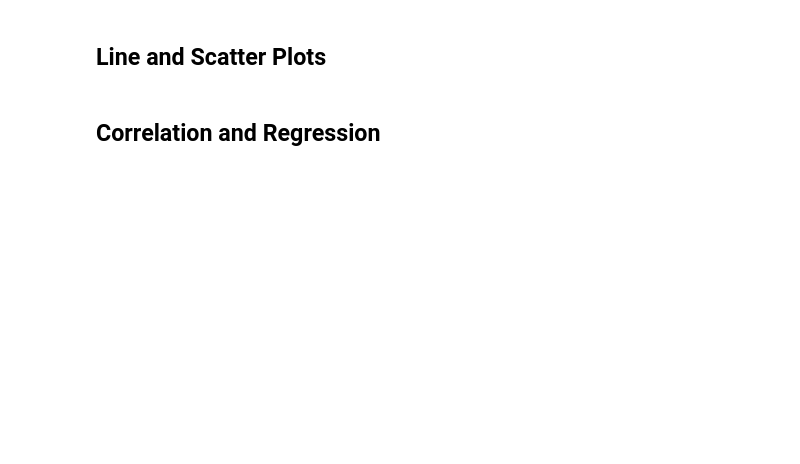
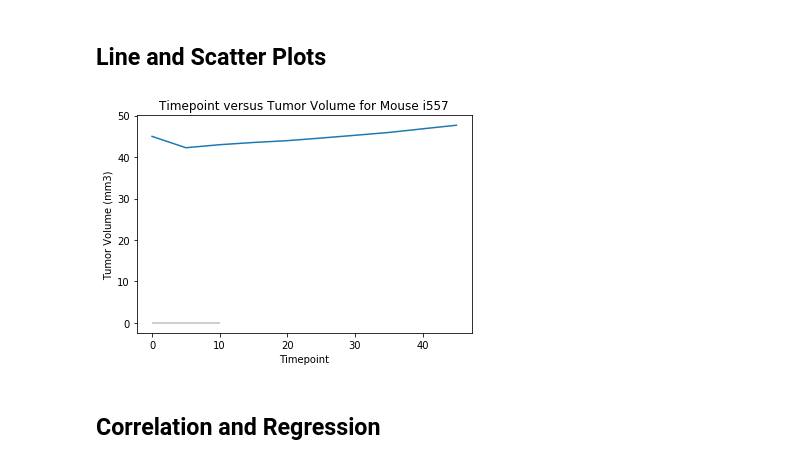
Before and after one commit to blt1339/matplotlib-challenge, a Jupyter notebook: Pymaceuticals/pymaceuticals.ipynb, the cells around one changed output. Saved outputs shown, nothing was run; the diff lists cells and outputs as text; code cells hidden in the pictures; blank space fills up the shorter version.

Commit message:
Add the timepint versus tumor volume for mouse i557
Add the timepint versus tumor volume for mouse i557.

```diff
--- a/Pymaceuticals/pymaceuticals.ipynb
+++ b/Pymaceuticals/pymaceuticals.ipynb
@@ -375,3 +373,18 @@ plt.show()
+# %%
+# Generate a line plot of time point versus tumor volume for a mouse treated with Capomulin
+chosen_mouse = 'i557'
+chosen_mouse_df = cleaned_combined_mouse_df.loc[cleaned_combined_mouse_df['Mouse ID'] == chosen_mouse]
+x_axis = chosen_mouse_df['Timepoint']
+y_axis = chosen_mouse_df['Tumor Volume (mm3)']
+
+fig, ax = plt.subplots()
+ax.set(xlabel='Timepoint', ylabel='Tumor Volume (mm3)',
+       title='Timepoint versus Tumor Volume for Mouse i557')
+plt.plot(x_axis, y_axis)
+plt.hlines(0, 0, 10, alpha=0.25)
+plt.show()
+# %% [output]
+[figure, added]
 # %%
 # Generate a scatter plot of mouse weight versus average tumor volume for the Capomulin regimen
 # %% [markdown]
```
Also changed, not shown: parts of 3 cells of this notebook.
